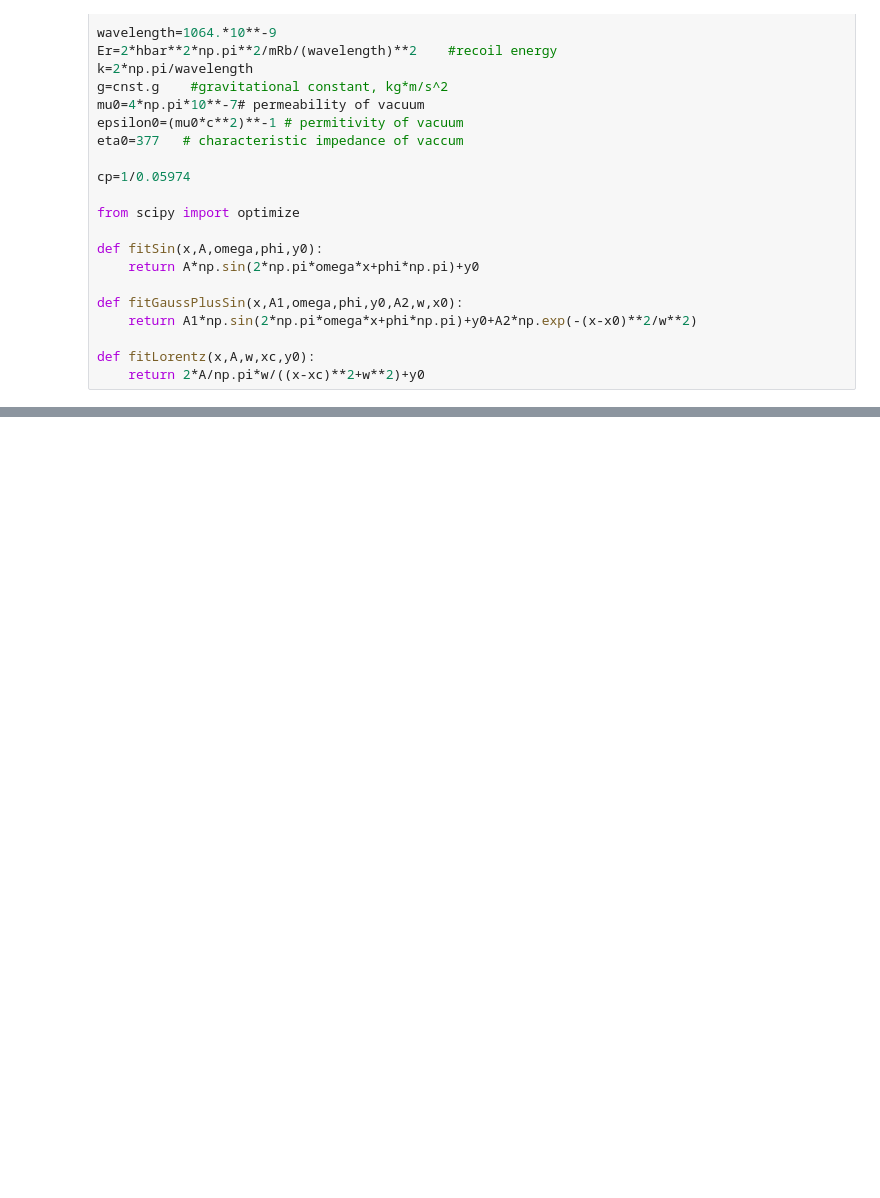
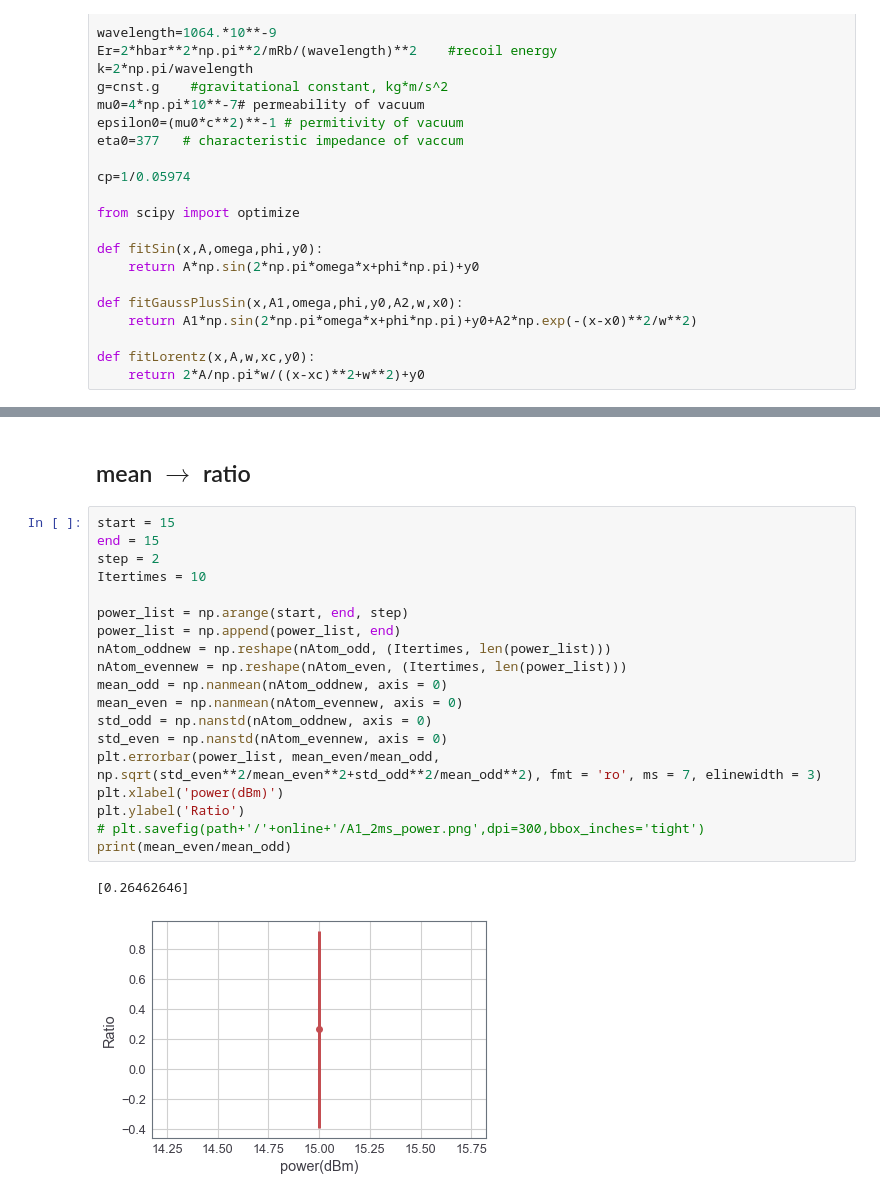
Before and after one commit to Meng-Xiang-Rui/Atom-cluster, a Jupyter notebook: Number_of_Atoms.ipynb, the cells around one changed output, grey strips where cells are left out. Drawn from its saved outputs; the diff is of its cells as text; blank space fills up the shorter version.

```diff
--- a/Number_of_Atoms.ipynb
+++ b/Number_of_Atoms.ipynb
@@ -276,0 +308,24 @@ valid=135
+# %% [markdown]
+## mean $\rightarrow$ ratio
+# %%
+start = 15
+end = 15
+step = 2
+Itertimes = 10
+
+power_list = np.arange(start, end, step)
+power_list = np.append(power_list, end)
+nAtom_oddnew = np.reshape(nAtom_odd, (Itertimes, len(power_list)))
+nAtom_evennew = np.reshape(nAtom_even, (Itertimes, len(power_list)))
+mean_odd = np.nanmean(nAtom_oddnew, axis = 0)
+mean_even = np.nanmean(nAtom_evennew, axis = 0)
+std_odd = np.nanstd(nAtom_oddnew, axis = 0)
+std_even = np.nanstd(nAtom_evennew, axis = 0)
+plt.errorbar(power_list, mean_even/mean_odd, np.sqrt(std_even**2/mean_even**2+std_odd**2/mean_odd**2), fmt = 'ro', ms = 7, elinewidth = 3)
+plt.xlabel('power(dBm)')
+plt.ylabel('Ratio')
+# plt.savefig(path+'/'+online+'/A1_2ms_power.png',dpi=300,bbox_inches='tight')
+print(mean_even/mean_odd)
+# %% [output]
+[0.26462646]
+[figure, added]
```
Also changed, not shown: parts of 12 cells of this notebook, 6 other files.
